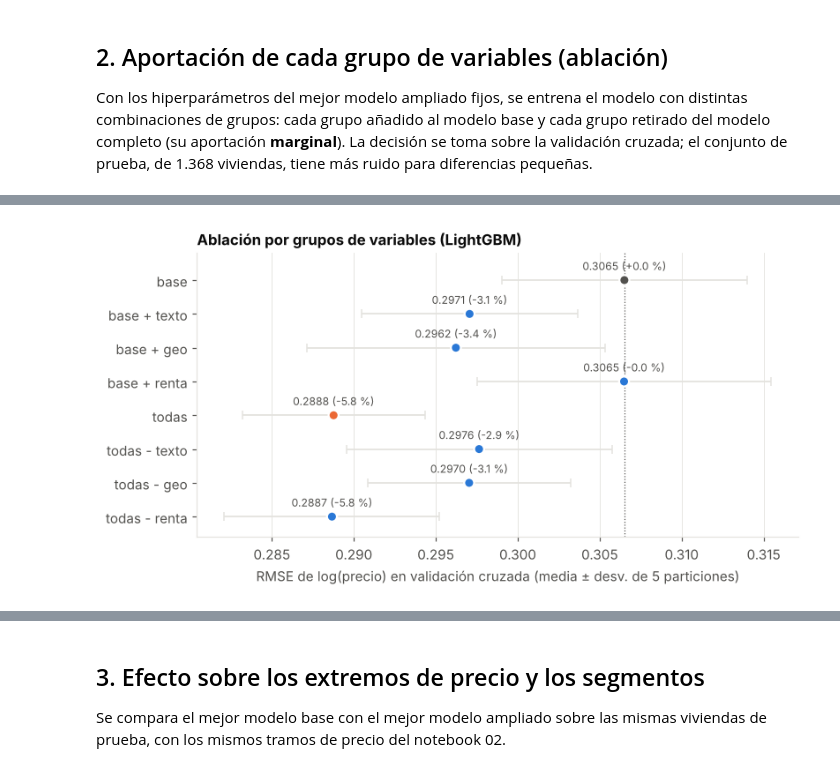
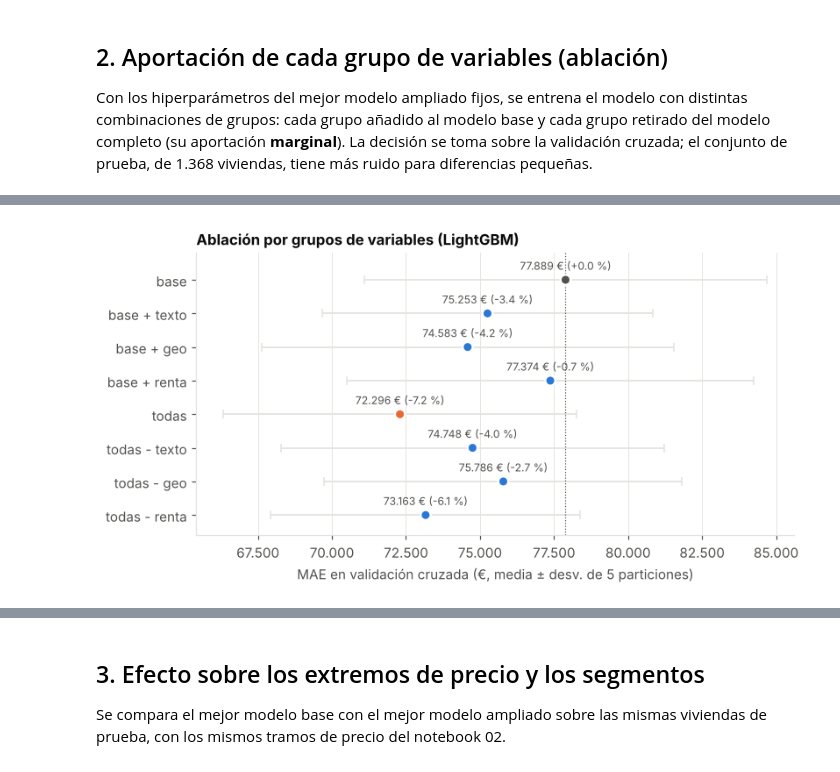
Before and after one commit to MarioArocaPaez/tfm-vivienda-andalucia, a Jupyter notebook: notebooks/03_mejora_variables.ipynb, the cells around one changed output, grey strips where cells are left out. Saved outputs shown, nothing was run; the diff lists cells and outputs as text; code cells hidden in the pictures.

```diff
--- a/notebooks/03_mejora_variables.ipynb
+++ b/notebooks/03_mejora_variables.ipynb
@@ -165,17 +168,19 @@ ab[["n_variables", "CV_RMSE_log", "CV_RMSE_log_desv", "test_MdAPE_pct", "test_MA
 # %%
 t = ab.iloc[::-1]
 y = np.arange(len(t))
-ref = ab.loc["base", "CV_RMSE_log"]
+ref = ab.loc["base", "CV_MAE_eur"]
 colores = [NARANJA if v == "todas" else (TINTA_2 if v == "base" else AZUL) for v in t.index]
 fig, ax = plt.subplots(figsize=(8, 3.8))
-ax.errorbar(t["CV_RMSE_log"], y, xerr=t["CV_RMSE_log_desv"], fmt="none", ecolor=REJILLA, capsize=3, linewidth=1.2)
-ax.scatter(t["CV_RMSE_log"], y, color=colores, s=55, zorder=3, edgecolor="white", linewidth=1.5)
-for yi, v in enumerate(t["CV_RMSE_log"]):
-    ax.text(v, yi + 0.3, f"{v:.4f} ({(v / ref - 1) * 100:+.1f} %)", fontsize=8, color=TINTA_2, ha="center")
+ax.errorbar(t["CV_MAE_eur"], y, xerr=t["CV_MAE_eur_desv"], fmt="none", ecolor=REJILLA, capsize=3, linewidth=1.2)
+ax.scatter(t["CV_MAE_eur"], y, color=colores, s=55, zorder=3, edgecolor="white", linewidth=1.5)
+for yi, v in enumerate(t["CV_MAE_eur"]):
+    ax.text(v, yi + 0.3, f"{v:,.0f} € ({(v / ref - 1) * 100:+.1f} %)".replace(",", "."), fontsize=8, color=TINTA_2,
+            ha="center")
 ax.axvline(ref, color=TINTA_2, linewidth=0.8, linestyle=":")
 ax.set_yticks(y, t.index); ax.grid(axis="y", visible=False); ax.set_ylim(-0.6, len(t) - 0.2)
 ax.set(title=f"Ablación por grupos de variables ({NOMBRES[MEJOR]})",
-       xlabel="RMSE de log(precio) en validación cruzada (media ± desv. de 5 particiones)")
+       xlabel="MAE en validación cruzada (€, media ± desv. de 5 particiones)")
+ax.xaxis.set_major_formatter(mticker.FuncFormatter(lambda x, _: f"{x:,.0f}".replace(",", ".")))
 guardar(fig, "02_ablacion_grupos")
 # %% [output]
-[figure, old version]
+[figure, new version]
```
Also changed, not shown: parts of 25 cells of this notebook, 36 other files.
